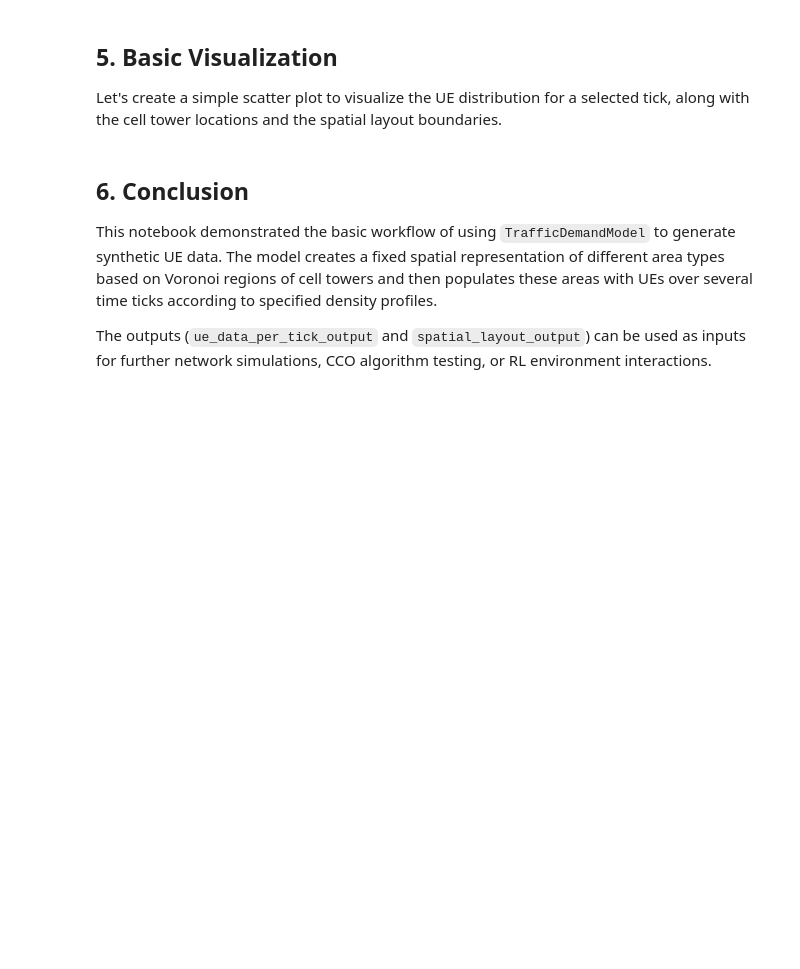
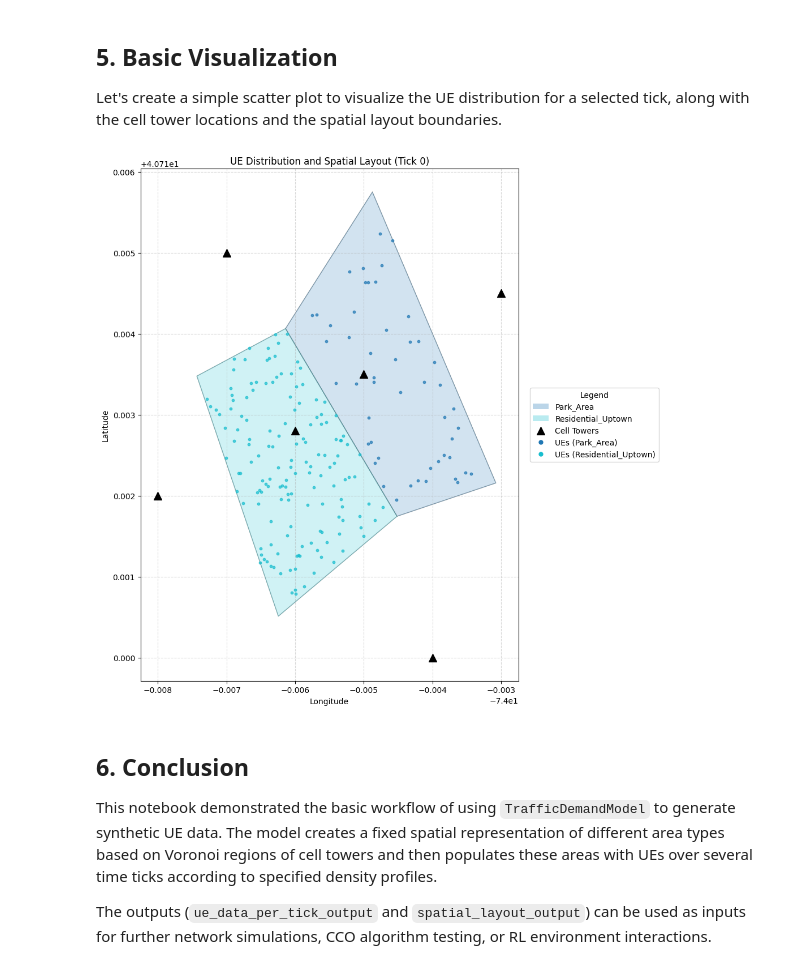
Before and after one commit to lf-connectivity/maveric, a Jupyter notebook: notebooks/traffic_demand_demonstration.ipynb, the cells around one changed output. Drawn from its saved outputs; the diff is of its cells as text; code cells hidden in the pictures; blank space fills up the shorter version.

```diff
--- a/notebooks/traffic_demand_demonstration.ipynb
+++ b/notebooks/traffic_demand_demonstration.ipynb
@@ -185,36 +278,36 @@ if tick_to_plot in ue_data_per_tick_output and not ue_data_per_tick_output[tick_
     if 'space_type' in ue_df_plot.columns:
         for ue_space_type, group_df in ue_df_plot.groupby('space_type'):
             ax.scatter(group_df[COL_LON_NAME], group_df[COL_LAT_NAME],
                        s=10, alpha=0.7, label=f'UEs ({ue_space_type})',
                        color=space_colors.get(ue_space_type, 'blue'), zorder=2)
             if ue_space_type not in plotted_ue_types_legend:
                  legend_patches_ue.append(plt.Line2D([0], [0], marker='o',
                                                     color=space_colors.get(ue_space_type, 'blue'),
                                                     linestyle='', ms=5, label=f'UEs ({ue_space_type.title()})'))
                  plotted_ue_types_legend.add(ue_space_type)
     else: # Fallback if no space_type column
         ax.scatter(ue_df_plot[COL_LON_NAME], ue_df_plot[COL_LAT_NAME], s=10, alpha=0.6, label='UEs', zorder=2)
         legend_patches_ue.append(plt.Line2D([0], [0], marker='o', color='blue', linestyle='', ms=5, label='UEs'))
 
     ax.set_xlabel("Longitude")
     ax.set_ylabel("Latitude")
     ax.set_title(f"UE Distribution and Spatial Layout (Tick {tick_to_plot})")
 
     # Combine legends
-    all_legend_handles = [p for p in legend_patches_spatial] +
-                         [ax.collections[0]] + # For cell towers (assuming it's the first scatter)
-                         [p for p in legend_patches_ue]
+    all_legend_handles = [p for p in legend_patches_spatial] + [ax.collections[0]] + [p for p in legend_patches_ue]
     # Filter out None if any legend element was not created
     all_legend_handles = [h for h in all_legend_handles if h is not None]
 
     # Create legend outside plot area
     ax.legend(handles=all_legend_handles, loc='center left', bbox_to_anchor=(1.02, 0.5), title="Legend")
 
     plt.grid(True, linestyle='--', alpha=0.5)
     plt.tight_layout(rect=[0, 0, 0.85, 1]) # Adjust layout to make space for legend
     plt.show()
 else:
     logger.warning(f"No UE data found for tick {tick_to_plot}, or spatial layout is empty. Cannot generate plot.")
+# %% [output]
+[figure, added]
 # %% [markdown]
 ## 6. Conclusion
 
```
Also changed, not shown: parts of 5 cells of this notebook, 5 other files.
